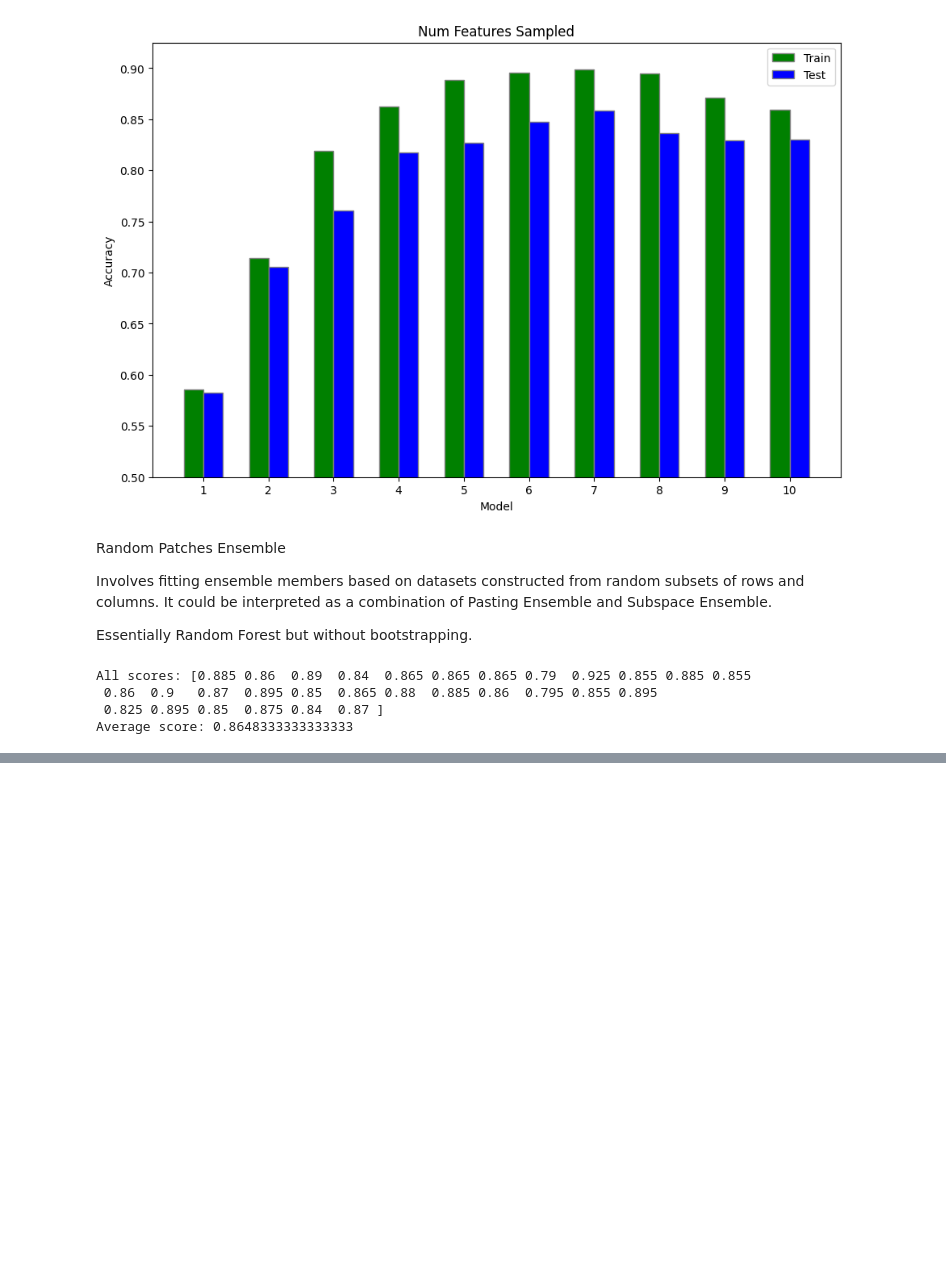
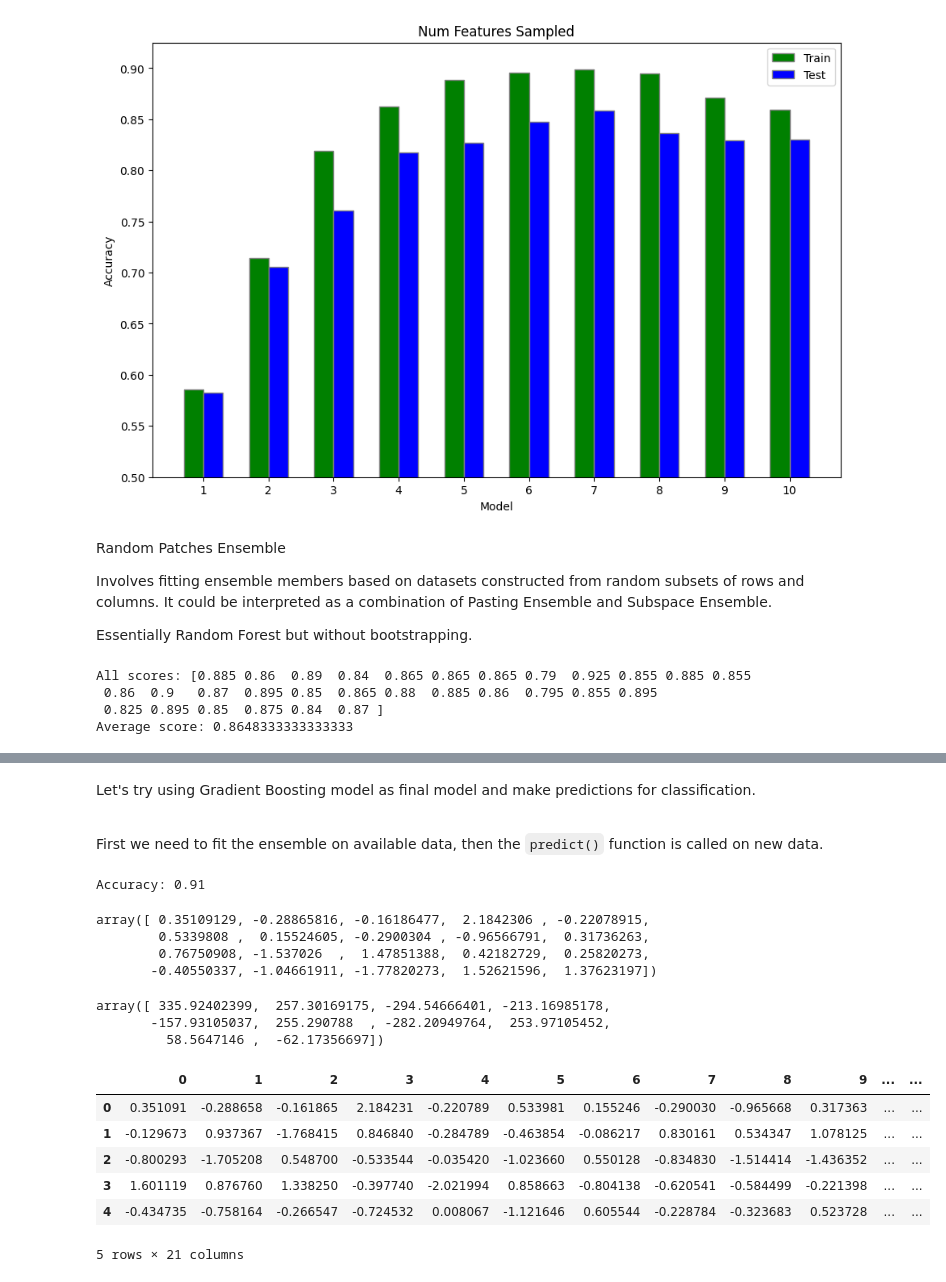
Before and after one commit to TerryTian21/PyTorch-Practice, a Jupyter notebook: Tutorials/Ensemble_Learning.ipynb, the cells around one changed output, grey strips where cells are left out. Saved outputs shown, nothing was run; the diff lists cells and outputs as text; code cells hidden in the pictures; blank space fills up the shorter version.

```diff
--- a/Tutorials/Ensemble_Learning.ipynb
+++ b/Tutorials/Ensemble_Learning.ipynb
@@ -517,0 +586,20 @@ Average score: 0.8648333333333333
+# %% [markdown]
+Let's try using Gradient Boosting model as final model and make predictions for classification.
+
+<br>
+
+First we need to fit the ensemble on available data, then the `predict()` function is called on new data.
+# %%
+from sklearn.model_selection import train_test_split
+
+X_train, X_test, y_train, y_test = train_test_split(X, y, test_size=0.2, random_state=42, shuffle=True)
+
+model = GradientBoostingClassifier()
+model.fit(X_train, y_train)
+
+y_preds = model.predict(X_test)
+
+accuracy = (y_preds == y_test).sum() / len(y_test)
+print(f"Accuracy: {accuracy:.2f}")
+# %% [output]
+Accuracy: 0.91
@@ -517,0 +613,28 @@ Average score: 0.8648333333333333
+# %%
+X[0]
+# %% [output]
+array([ 0.35109129, -0.28865816, -0.16186477,  2.1842306 , -0.22078915,
+        0.5339808 ,  0.15524605, -0.2900304 , -0.96566791,  0.31736263,
+        0.76750908, -1.537026  ,  1.47851388,  0.42182729,  0.25820273,
+       -0.40550337, -1.04661911, -1.77820273,  1.52621596,  1.37623197])
+# %%
+y[:10]
+# %% [output]
+array([ 335.92402399,  257.30169175, -294.54666401, -213.16985178,
+       -157.93105037,  255.290788  , -282.20949764,  253.97105452,
+         58.5647146 ,  -62.17356697])
+# %%
+# Lets plot some scatter plots between each X and y variable
+import pandas as pd
+
+df = pd.DataFrame(data=X)
+df["targets"] = y
+df.head(5)
+# %% [output]
+|  | 0 | 1 | 2 | 3 | 4 | 5 | 6 | 7 | 8 | 9 | ... | ... |
+| 0 | 0.351091 | -0.288658 | -0.161865 | 2.184231 | -0.220789 | 0.533981 | 0.155246 | -0.290030 | -0.965668 | 0.317363 | ... | ... |
+| 1 | -0.129673 | 0.937367 | -1.768415 | 0.846840 | -0.284789 | -0.463854 | -0.086217 | 0.830161 | 0.534347 | 1.078125 | ... | ... |
+| 2 | -0.800293 | -1.705208 | 0.548700 | -0.533544 | -0.035420 | -1.023660 | 0.550128 | -0.834830 | -1.514414 | -1.436352 | ... | ... |
+| 3 | 1.601119 | 0.876760 | 1.338250 | -0.397740 | -2.021994 | 0.858663 | -0.804138 | -0.620541 | -0.584499 | -0.221398 | ... | ... |
+| 4 | -0.434735 | -0.758164 | -0.266547 | -0.724532 | 0.008067 | -1.121646 | 0.605544 | -0.228784 | -0.323683 | 0.523728 | ... | ... |
+5 rows × 21 columns
```
Also changed, not shown: parts of 21 cells of this notebook.
